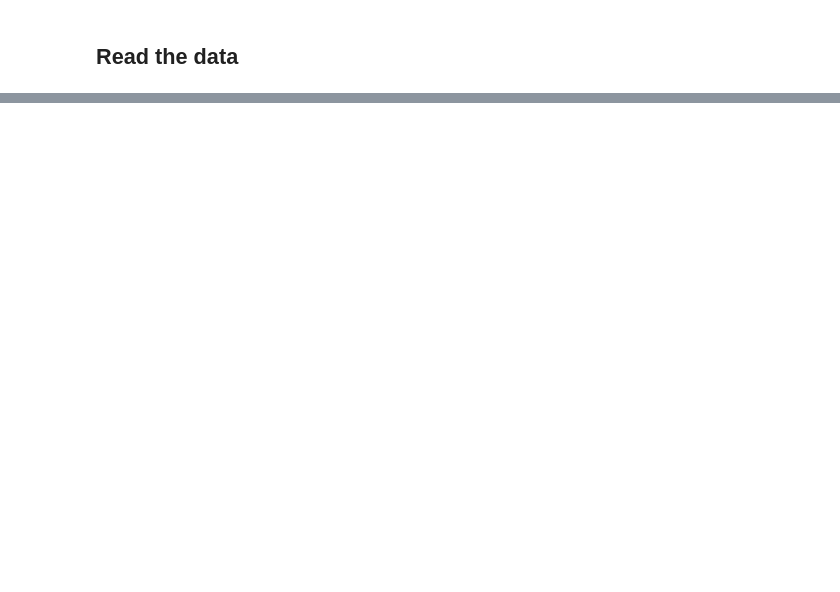
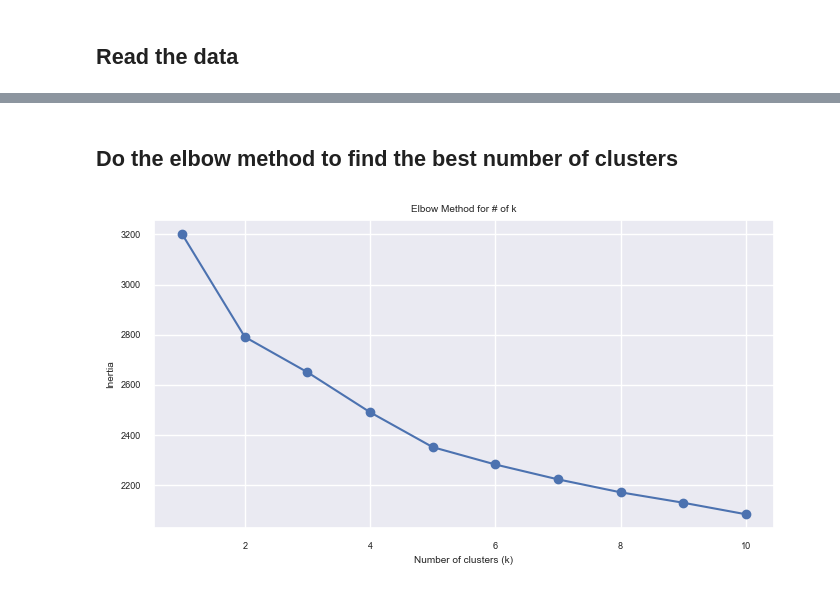
Before and after one commit to luisguareschi/group-project-ml-1, a Jupyter notebook: segmentation-lg.ipynb, the cells around one changed output, grey strips where cells are left out. Saved outputs shown, nothing was run; the diff lists cells and outputs as text; code cells hidden in the pictures; blank space fills up the shorter version.

```diff
--- a/segmentation-lg.ipynb
+++ b/segmentation-lg.ipynb
@@ -39,0 +52,5 @@ dtype: object
+# %%
+# df['Area'] = df['Area'].fillna("N/A")
+
+df = df.fillna(0)
+df['Area'] = df['Area'].replace(0, "Unknown")
@@ -39,0 +59,3 @@ dtype: object
+# %%
+labels = df.pop('Id')
+x = df
@@ -39,0 +83,8 @@ dtype: object
+# %%
+# Find the categorical columns and numerical columns that we want to preprocess
+
+categorical_columns = ['Area']
+numerical_columns = ['Rent', 'Bedrooms', 'Sq.Mt', 'Floor', 'rent_per_sqm', 'rent_per_bedroom', 'sqm_per_bedroom']
+
+print(f"Categorical columns: {categorical_columns}")
+print(f"Numerical columns: {numerical_columns}")
@@ -39,0 +118,10 @@ dtype: object
+# %%
+x = preprocessor.fit_transform(x)
+
+# turn into dataframe
+x = pd.DataFrame(x)
+
+# rename columns
+x.columns = preprocessor.get_feature_names_out()
+
+x.head()
@@ -39,0 +158,23 @@ dtype: object
+# %% [markdown]
+## Do the elbow method to find the best number of clusters
+# %%
+import matplotlib.pyplot as plt
+from sklearn.cluster import KMeans
+
+RANDOM_STATE = 42
+
+inertia = []
+K = range(1, 11)
+for k in K:
+    kmeans = KMeans(n_clusters=k, random_state=RANDOM_STATE)
+    kmeans.fit(x)
+    inertia.append(kmeans.inertia_)
+
+plt.figure(figsize=(8,4))
+plt.plot(K, inertia, marker='o')
+plt.xlabel('Number of clusters (k)')
+plt.ylabel('Inertia')
+plt.title('Elbow Method for # of k')
+plt.show()
+# %% [output]
+[figure, added]
```
Also changed, not shown: parts of 21 cells of this notebook.
